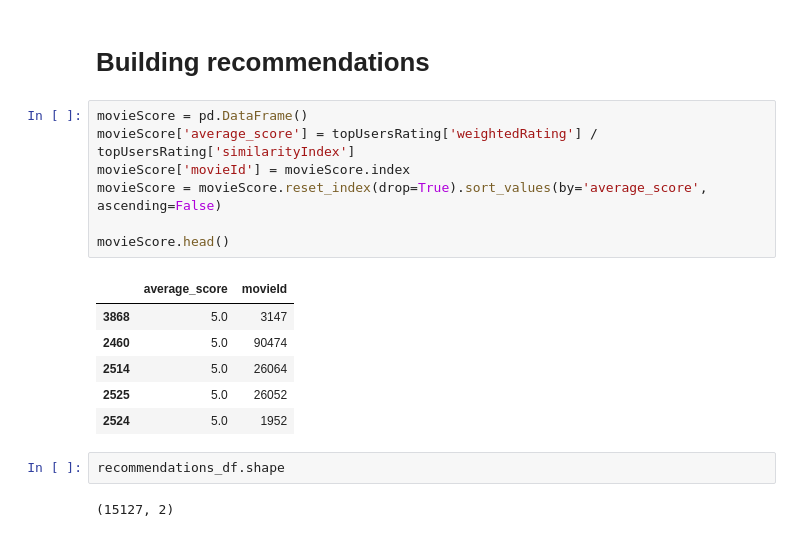
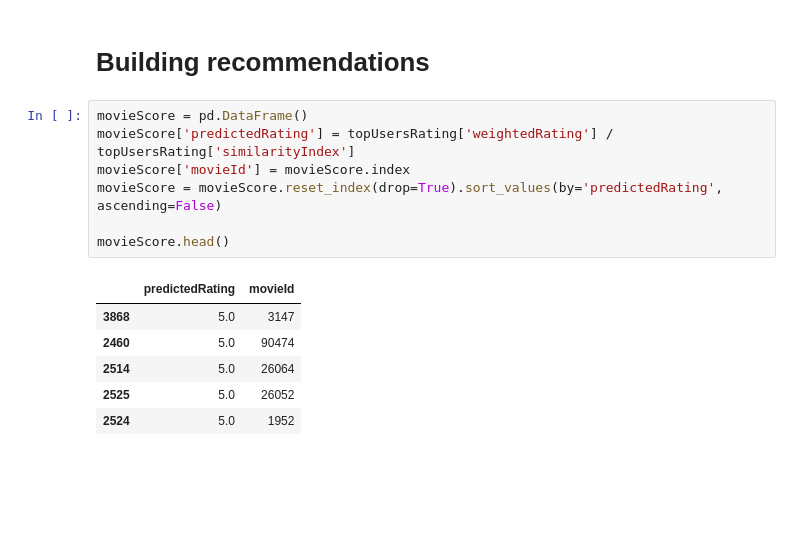
Before and after one commit to Sengoku11/movie_recommendation_system, a Jupyter notebook: recommendation_system.ipynb, the cells around one changed output. Saved outputs shown, nothing was run; the diff lists cells and outputs as text; blank space fills up the shorter version.

```diff
--- a/recommendation_system.ipynb
+++ b/recommendation_system.ipynb
@@ -402,22 +402,18 @@ topUsersRating.shape
 # Building recommendations
 # %%
 movieScore = pd.DataFrame()
-movieScore['average_score'] = topUsersRating['weightedRating'] / topUsersRating['similarityIndex']
+movieScore['predictedRating'] = topUsersRating['weightedRating'] / topUsersRating['similarityIndex']
 movieScore['movieId'] = movieScore.index
-movieScore = movieScore.reset_index(drop=True).sort_values(by='average_score', ascending=False)
+movieScore = movieScore.reset_index(drop=True).sort_values(by='predictedRating', ascending=False)
 
 movieScore.head()
 # %% [output]
-|  | average_score | movieId |
+|  | predictedRating | movieId |
 | 3868 | 5.0 | 3147 |
 | 2460 | 5.0 | 90474 |
 | 2514 | 5.0 | 26064 |
 | 2525 | 5.0 | 26052 |
 | 2524 | 5.0 | 1952 |
-# %%
-recommendations_df.shape
-# %% [output]
-(15127, 2)
 # %%
 recommendations = pd.merge(movies, movieScore)
 recommendations = recommendations[~recommendations['movieId'].isin(inputMovies['movieId'])]  # exclude watched movies
```
Also changed, not shown: parts of 1 cell of this notebook.
